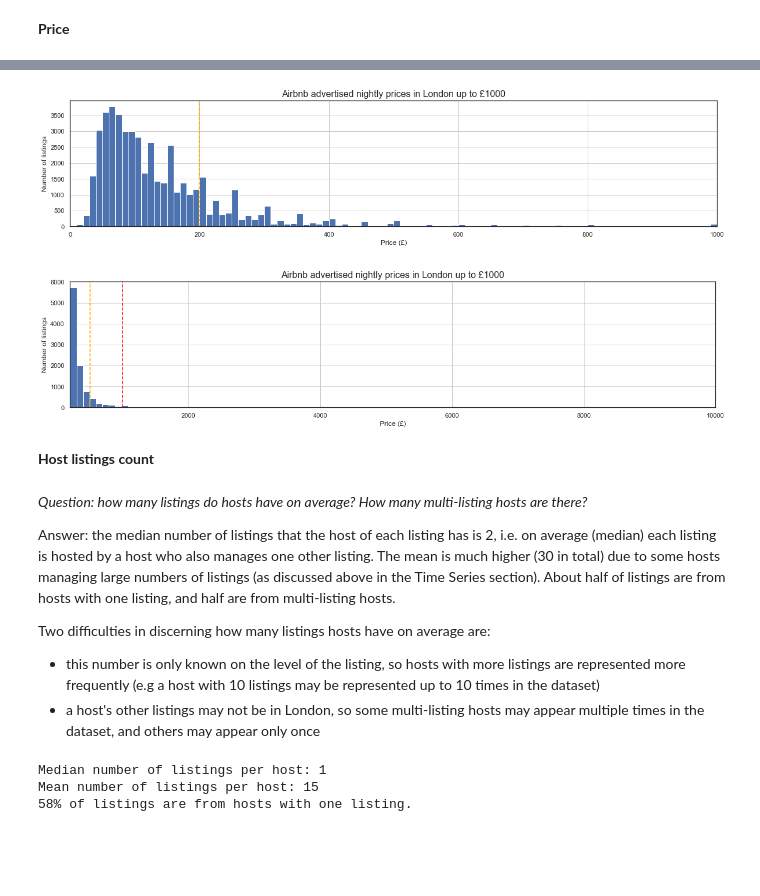
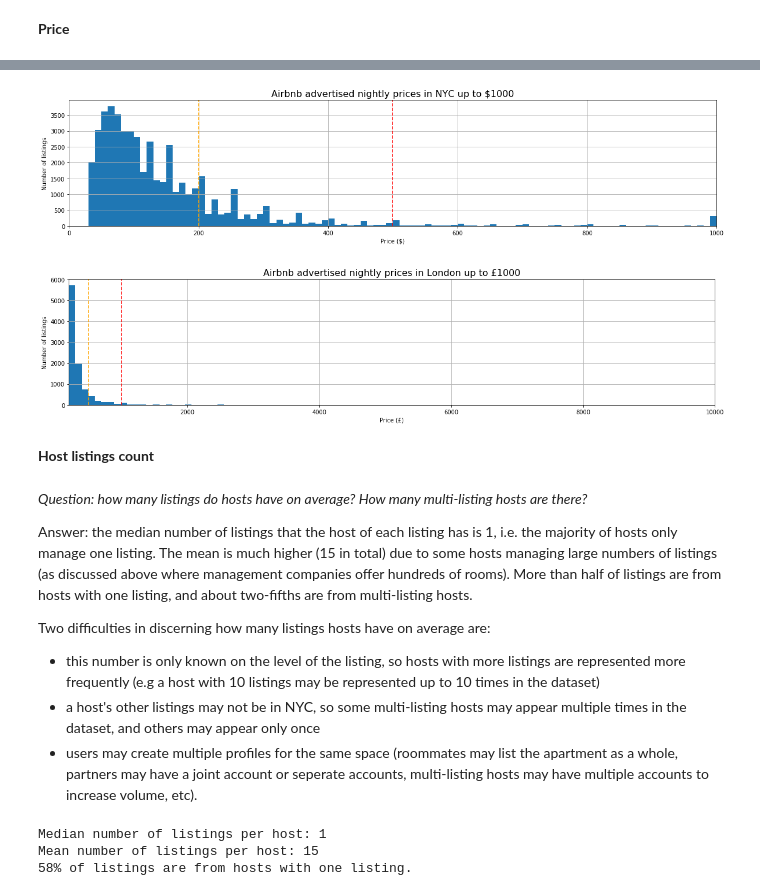
Before and after one commit to dewizdumb/Final-Project-2, a Jupyter notebook: NYC-Airbnb-ML-Project.ipynb, the cells around one changed output, grey strips where cells are left out. Cells and saved outputs as stored; diff of their text form; code cells hidden in the pictures; blank space fills up the shorter version.

```diff
--- a/NYC-Airbnb-ML-Project.ipynb
+++ b/NYC-Airbnb-ML-Project.ipynb
@@ -860,7 +873,7 @@ Null values in 'review_scores_rating': 22.7%
 df.first_review = pd.to_datetime(df.first_review) # Converting to datetime
 
 # Calculating the number of days between the first review and the date the data was scraped
-df['time_since_first_review'] = (datetime(2019, 4, 9) - df.first_review).astype('timedelta64[D]')
+df['time_since_first_review'] = (datetime(2019, 8, 6) - df.first_review).astype('timedelta64[D]')
 # %%
 # Distribution of the number of days since first review
 df.time_since_first_review.hist(figsize=(15,5), bins=30);
@@ -891,7 +904,7 @@ The same process will be followed for last_review:
 df.last_review = pd.to_datetime(df.last_review) # Converting to datetime
 
 # Calculating the number of days between the most recent review and the date the data was scraped
-df['time_since_last_review'] = (datetime(2019, 4, 9) - df.last_review).astype('timedelta64[D]')
+df['time_since_last_review'] = (datetime(2019, 8, 6) - df.last_review).astype('timedelta64[D]')
 # %%
 # Distribution of the number of days since last review
 df.time_since_last_review.hist(figsize=(15,5), bins=30);
@@ -1020,10 +1028,0 @@ plt.show()
-# %%
-# Creating dataframes for time series analysis
-ts_host_since = pd.DataFrame(df.set_index('host_since').resample('MS').size())
-ts_first_review = pd.DataFrame(df.set_index('first_review').resample('MS').size())
-
-# Renaming columns
-ts_host_since = ts_host_since.rename(columns={0: 'hosts'})
-ts_host_since.index.rename('month', inplace=True)
-ts_first_review = ts_first_review.rename(columns={0: 'reviews'})
-ts_first_review.index.rename('month', inplace=True)
@@ -1180,15 +1153,16 @@ Nightly advertised prices range from £0 to £10000.
 # %%
-# Distribution of prices from £0 to £1000
+# Distribution of prices from $0 to $1000
 plt.figure(figsize=(20,4))
 df.price.hist(bins=100, range=(0,1000))
 plt.margins(x=0)
 plt.axvline(200, color='orange', linestyle='--')
-plt.title("Airbnb advertised nightly prices in London up to £1000", fontsize=16)
-plt.xlabel("Price (£)")
+plt.axvline(500, color='red', linestyle='--')
+plt.title("Airbnb advertised nightly prices in NYC up to $1000", fontsize=16)
+plt.xlabel("Price ($)")
 plt.ylabel("Number of listings")
 plt.show()
 # %% [output]
-[figure, old version]
+[figure, new version]
 # %%
 # Distribution of prices from £200 upwards
 plt.figure(figsize=(20,4))
@@ -1201,5 +1175,5 @@ plt.xlabel("Price (£)")
 plt.ylabel("Number of listings")
 plt.show()
 # %% [output]
-[figure, old version]
+[figure, new version]
 # %%
@@ -1213,11 +1187,12 @@ df.loc[df.price >= 1000, 'price'] = 1000
 # %% [markdown]
 *Question: how many listings do hosts have on average? How many multi-listing hosts are there?*
 
-Answer: the median number of listings that the host of each listing has is 2, i.e. on average (median) each listing is hosted by a host who also manages one other listing. The mean is much higher (30 in total) due to some hosts managing large numbers of listings (as discussed above in the Time Series section). About half of listings are from hosts with one listing, and half are from multi-listing hosts.
+Answer: the median number of listings that the host of each listing has is 1, i.e. the majority of hosts only manage one listing. The mean is much higher (15 in total) due to some hosts managing large numbers of listings (as discussed above where management companies offer hundreds of rooms). More than half of listings are from hosts with one listing, and about two-fifths are from multi-listing hosts.
 
 Two difficulties in discerning how many listings hosts have on average are:
 - this number is only known on the level of the listing, so hosts with more listings are represented more frequently (e.g a host with 10 listings may be represented up to 10 times in the dataset)
-- a host's other listings may not be in London, so some multi-listing hosts may appear multiple times in the dataset, and others may appear only once
+- a host's other listings may not be in NYC, so some multi-listing hosts may appear multiple times in the dataset, and others may appear only once
+- users may create multiple profiles for the same space (roommates may list the apartment as a whole, partners may have a joint account or seperate accounts, multi-listing hosts may have multiple accounts to increase volume, etc).
 # %%
 print("Median number of listings per host:", int(df.host_listings_count.median()))
 print("Mean number of listings per host:", int(round(df.host_listings_count.mean())))
```
Also changed, not shown: parts of 43 cells of this notebook.
